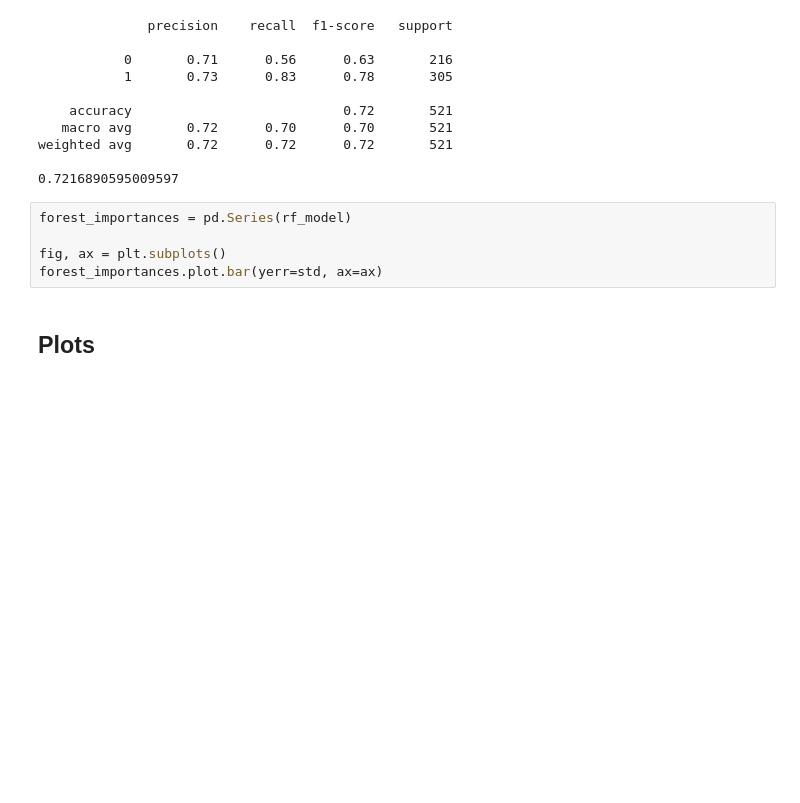
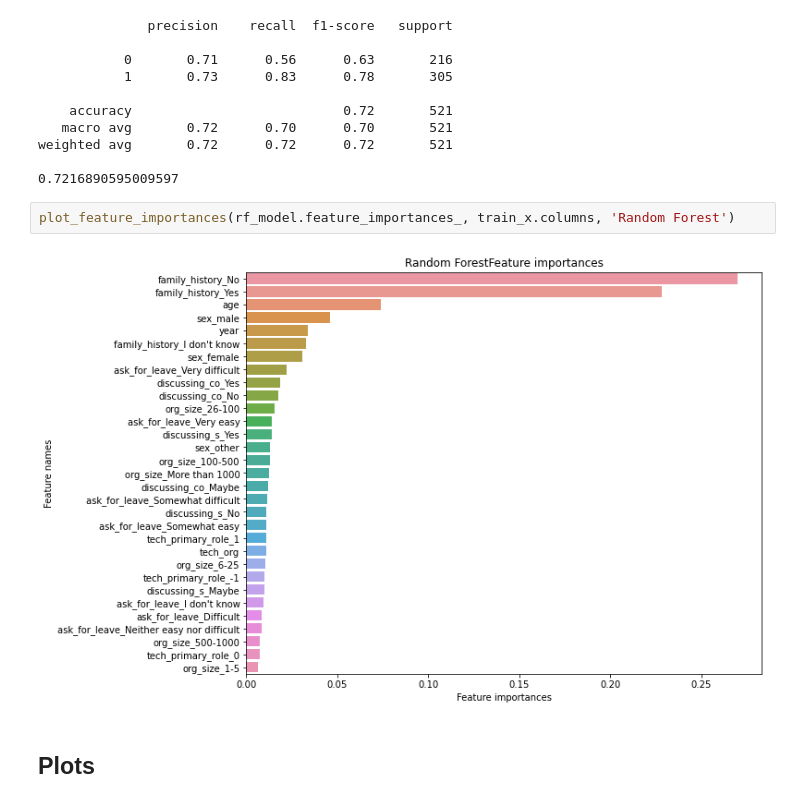
Before and after one commit to appelquist/bda-project, a Jupyter notebook: Project Data Analytics.ipynb, the cells around one changed output. Drawn from its saved outputs; the diff is of its cells as text; blank space fills up the shorter version.

```diff
--- a/Project Data Analytics.ipynb
+++ b/Project Data Analytics.ipynb
@@ -690,11 +678,10 @@ print(accuracy_score(test_y, prediction))
 weighted avg       0.72      0.72      0.72       521
 
 0.7216890595009597
-# %%
-forest_importances = pd.Series(rf_model)
-
-fig, ax = plt.subplots()
-forest_importances.plot.bar(yerr=std, ax=ax)
+# %%
+plot_feature_importances(rf_model.feature_importances_, train_x.columns, 'Random Forest')
+# %% [output]
+[figure, added]
 # %% [markdown]
 ## Plots
 # %% [markdown]
```
Also changed, not shown: parts of 10 cells of this notebook.
